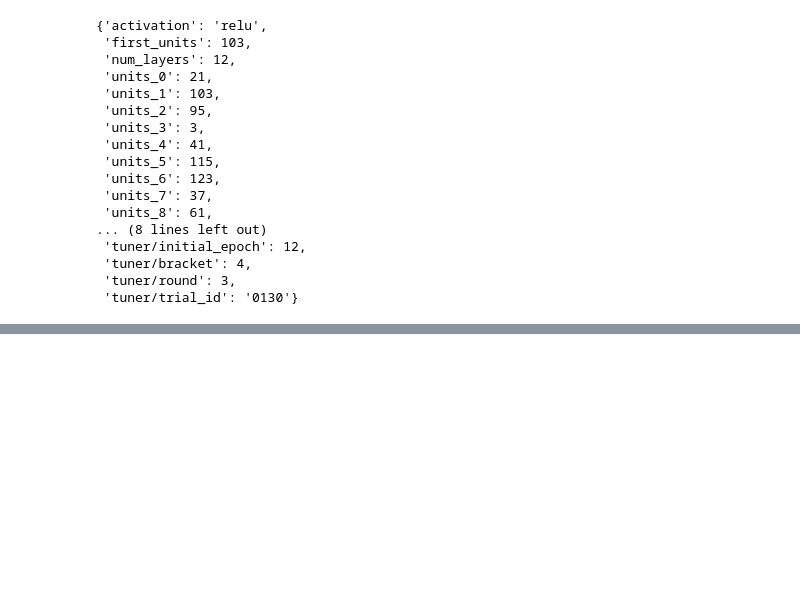
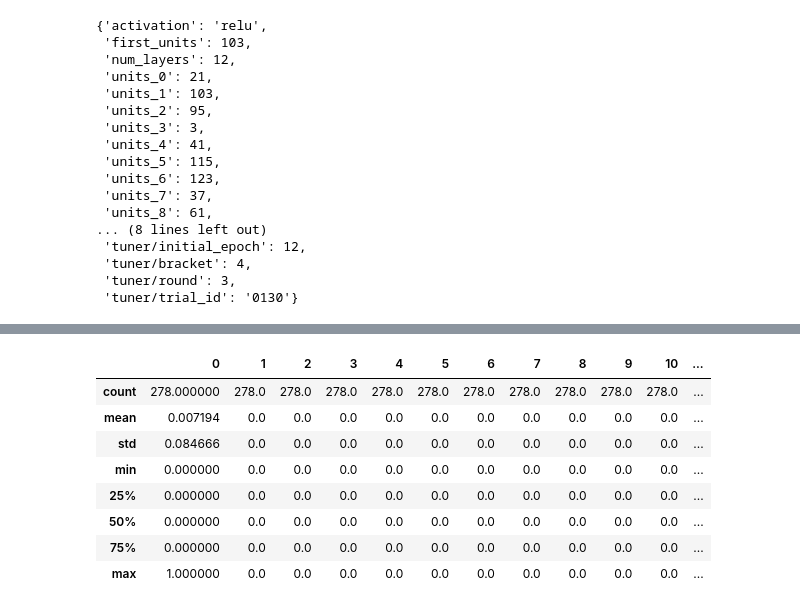
Before and after one commit to JustifiedTB/group-project-3, a Jupyter notebook: model_run_2.ipynb, the cells around one changed output, grey strips where cells are left out. Cells and saved outputs as stored; diff of their text form; code cells hidden in the pictures; blank space fills up the shorter version.

```diff
--- a/model_run_2.ipynb
+++ b/model_run_2.ipynb
@@ -429,0 +504,12 @@ best_model.save(file_path_effects_model_2)
+# %%
+predictions_df.describe()
+# %% [output]
+|  | 0 | 1 | 2 | 3 | 4 | 5 | 6 | 7 | 8 | 9 | 10 | ... |
+| count | 278.000000 | 278.0 | 278.0 | 278.0 | 278.0 | 278.0 | 278.0 | 278.0 | 278.0 | 278.0 | 278.0 | ... |
+| mean | 0.007194 | 0.0 | 0.0 | 0.0 | 0.0 | 0.0 | 0.0 | 0.0 | 0.0 | 0.0 | 0.0 | ... |
+| std | 0.084666 | 0.0 | 0.0 | 0.0 | 0.0 | 0.0 | 0.0 | 0.0 | 0.0 | 0.0 | 0.0 | ... |
+| min | 0.000000 | 0.0 | 0.0 | 0.0 | 0.0 | 0.0 | 0.0 | 0.0 | 0.0 | 0.0 | 0.0 | ... |
+| 25% | 0.000000 | 0.0 | 0.0 | 0.0 | 0.0 | 0.0 | 0.0 | 0.0 | 0.0 | 0.0 | 0.0 | ... |
+| 50% | 0.000000 | 0.0 | 0.0 | 0.0 | 0.0 | 0.0 | 0.0 | 0.0 | 0.0 | 0.0 | 0.0 | ... |
+| 75% | 0.000000 | 0.0 | 0.0 | 0.0 | 0.0 | 0.0 | 0.0 | 0.0 | 0.0 | 0.0 | 0.0 | ... |
+| max | 1.000000 | 0.0 | 0.0 | 0.0 | 0.0 | 0.0 | 0.0 | 0.0 | 0.0 | 0.0 | 0.0 | ... |
```
Also changed, not shown: parts of 31 cells of this notebook, 3 other files.
